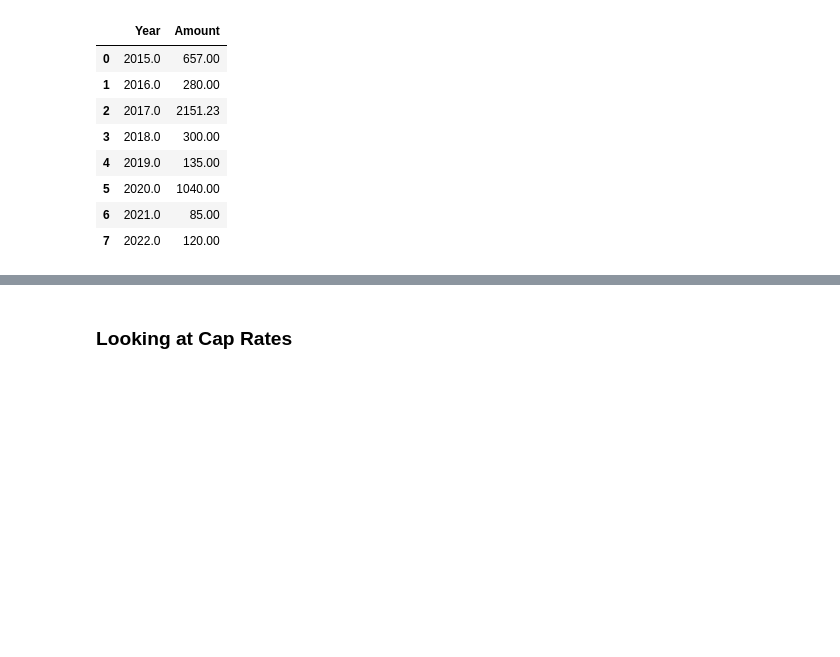
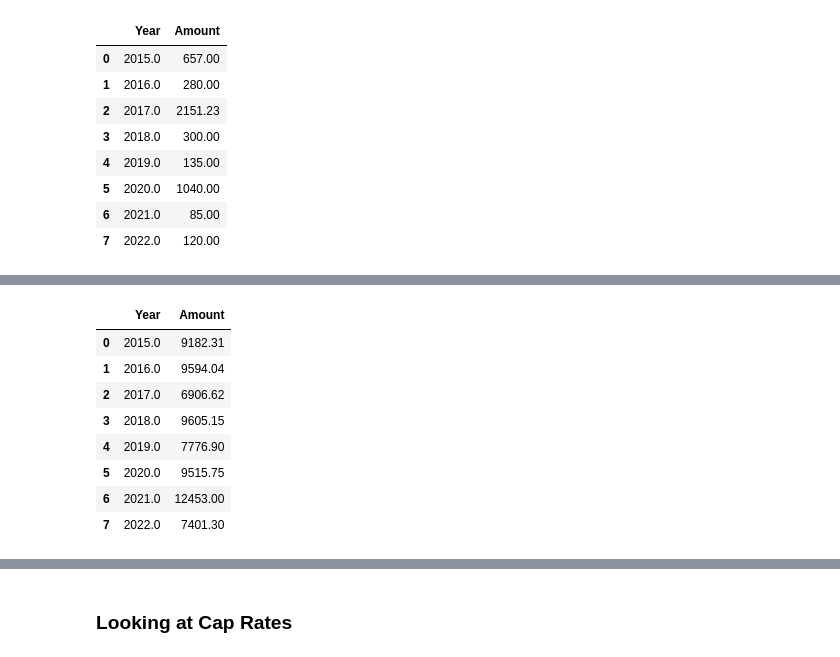
Before and after one commit to TysonTran/LV_Real_Estate, a Jupyter notebook: LV Real Estate Analysis.ipynb, the cells around one changed output, grey strips where cells are left out. Cells and saved outputs as stored; diff of their text form; code cells hidden in the pictures; blank space fills up the shorter version.

```diff
--- a/LV Real Estate Analysis.ipynb
+++ b/LV Real Estate Analysis.ipynb
@@ -189,0 +207,15 @@ fig.update_layout(title = "Repairs and Maintenace as a Proportion of Revenue", b
+# %%
+goi_bl = bl.loc[bl["Split"]=="Rental Income"].groupby("Year")["Amount"].sum() #Gross Operating Income
+tox_bl = bl.loc[bl["Split"]!="Rental Income"].groupby("Year")["Amount"].sum()*-1 # Total Operating Expenses
+noi_bl = (goi_bl - tox_bl).reset_index()
+noi_bl
+# %% [output]
+|  | Year | Amount |
+| 0 | 2015.0 | 9182.31 |
+| 1 | 2016.0 | 9594.04 |
+| 2 | 2017.0 | 6906.62 |
+| 3 | 2018.0 | 9605.15 |
+| 4 | 2019.0 | 7776.90 |
+| 5 | 2020.0 | 9515.75 |
+| 6 | 2021.0 | 12453.00 |
+| 7 | 2022.0 | 7401.30 |
```
Also changed, not shown: parts of 6 cells of this notebook.
